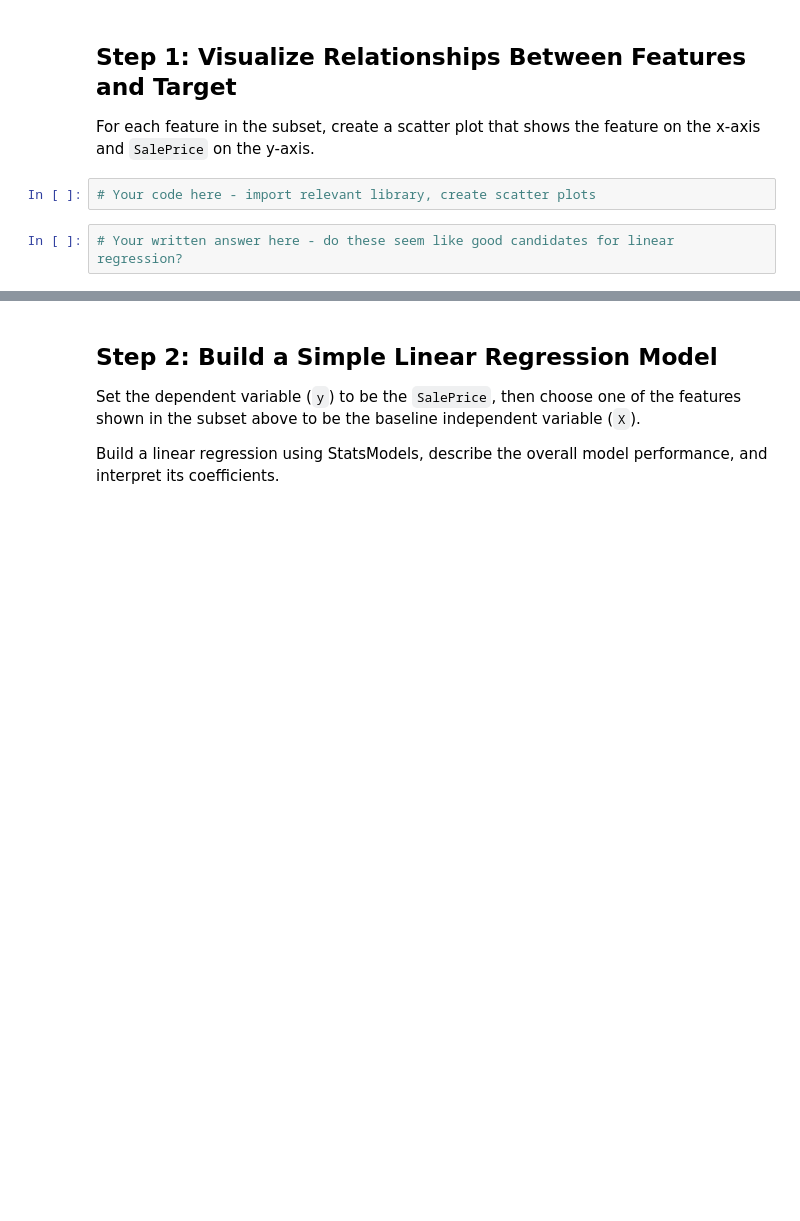
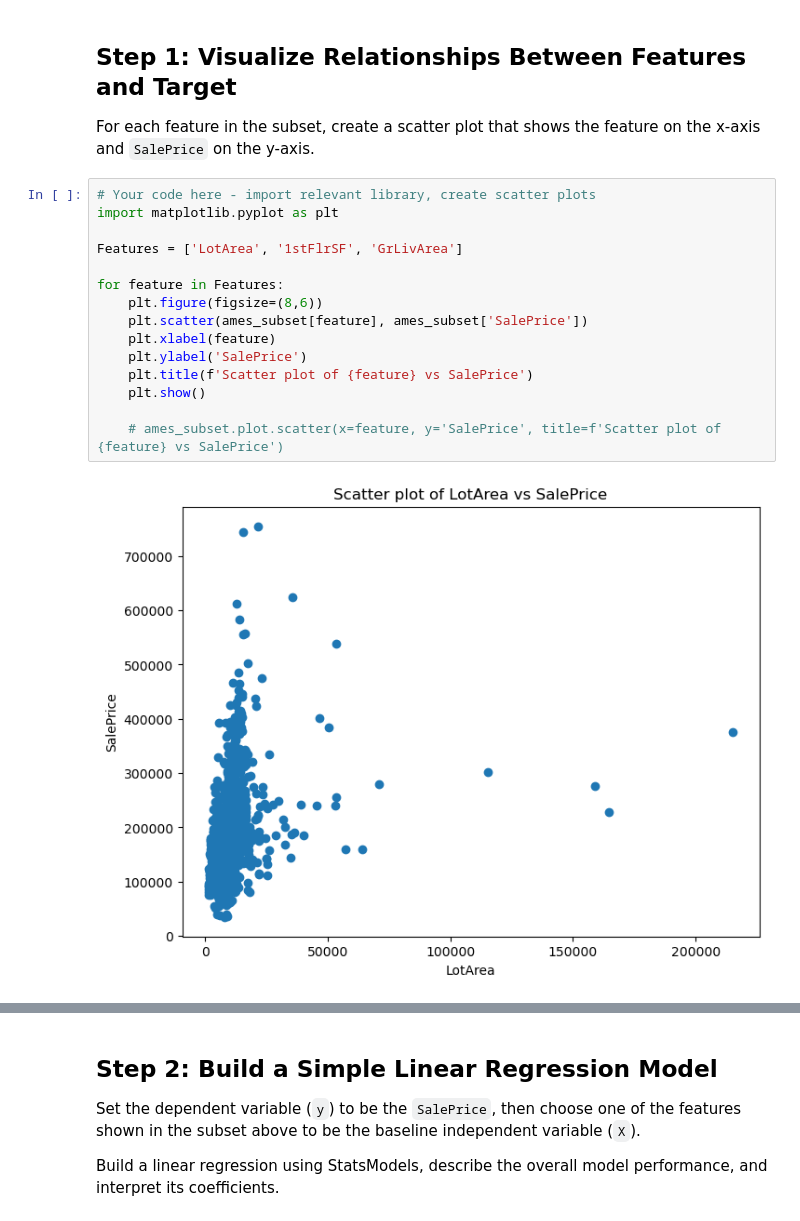
Before and after one commit to geoffreykemboi/Medical-Cost-Analysis-Using-Hypothesis-Testing-and-Regression, a Jupyter notebook: OneDrive/Documentos/Phase 3 - Machine Learning/dsc-multiple-linear-regression-statsmodels-lab-v2-5/index.ipynb, the cells around one changed output, grey strips where cells are left out. Cells and saved outputs as stored; diff of their text form; blank space fills up the shorter version.

```diff
--- a/OneDrive/Documentos/Phase 3 - Machine Learning/dsc-multiple-linear-regression-statsmodels-lab-v2-5/index.ipynb
+++ b/OneDrive/Documentos/Phase 3 - Machine Learning/dsc-multiple-linear-regression-statsmodels-lab-v2-5/index.ipynb
@@ -79,7 +79,20 @@ ames_subset
 ## Step 1: Visualize Relationships Between Features and Target
 
 For each feature in the subset, create a scatter plot that shows the feature on the x-axis and `SalePrice` on the y-axis.
-# %%
-# Your code here - import relevant library, create scatter plots
-# %%
-# Your written answer here - do these seem like good candidates for linear regression?
+# %%
+# Your code here - import relevant library, create scatter plots
+import matplotlib.pyplot as plt
+
+Features = ['LotArea', '1stFlrSF', 'GrLivArea']
+
+for feature in Features:
+    plt.figure(figsize=(8,6))
+    plt.scatter(ames_subset[feature], ames_subset['SalePrice'])
+    plt.xlabel(feature)
+    plt.ylabel('SalePrice')
+    plt.title(f'Scatter plot of {feature} vs SalePrice')
+    plt.show()
+
+    # ames_subset.plot.scatter(x=feature, y='SalePrice', title=f'Scatter plot of {feature} vs SalePrice')
+# %% [output]
+[figure, added]
```
Also changed, not shown: parts of 17 cells of this notebook, 7 other files.
